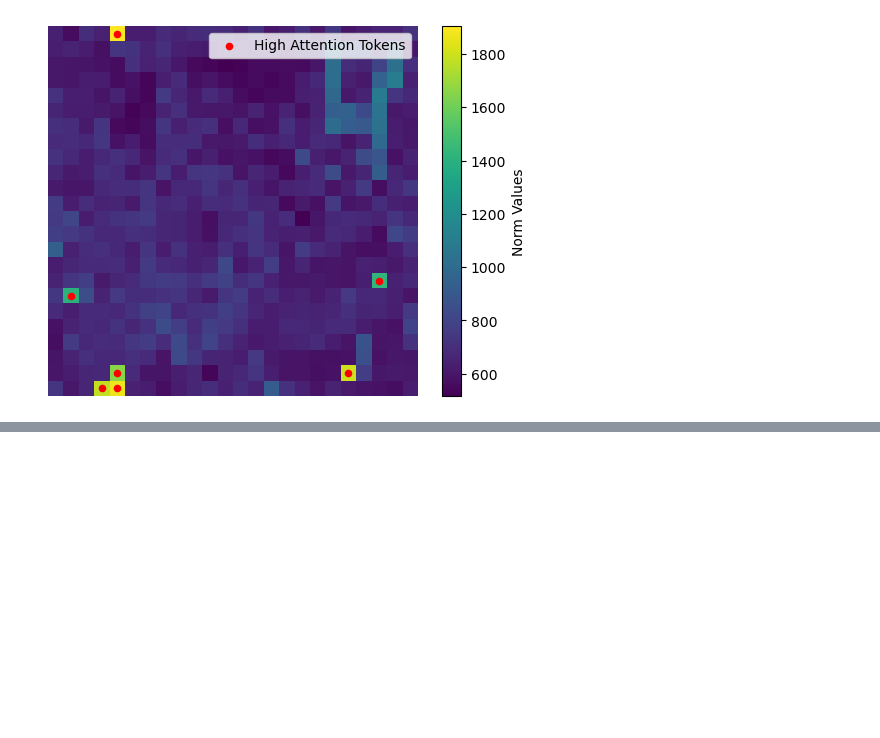
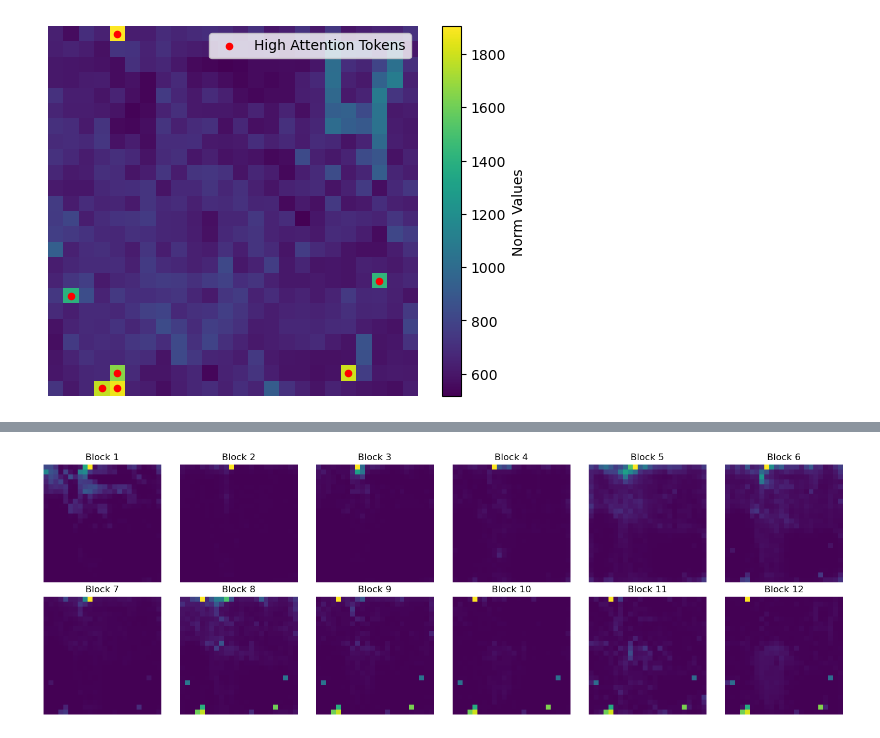
Before and after one commit to azywot/fact, a Jupyter notebook: DEIT-III/notebook.ipynb, the cells around one changed output, grey strips where cells are left out. Drawn from its saved outputs; the diff is of its cells as text; code cells hidden in the pictures; blank space fills up the shorter version.

```diff
--- a/DEIT-III/notebook.ipynb
+++ b/DEIT-III/notebook.ipynb
@@ -279,0 +325,4 @@ plt.show()
+# %%
+show_progression(chosen_one, token = 9)
+# %% [output]
+[figure, added]
```
Also changed, not shown: parts of 4 cells of this notebook.
